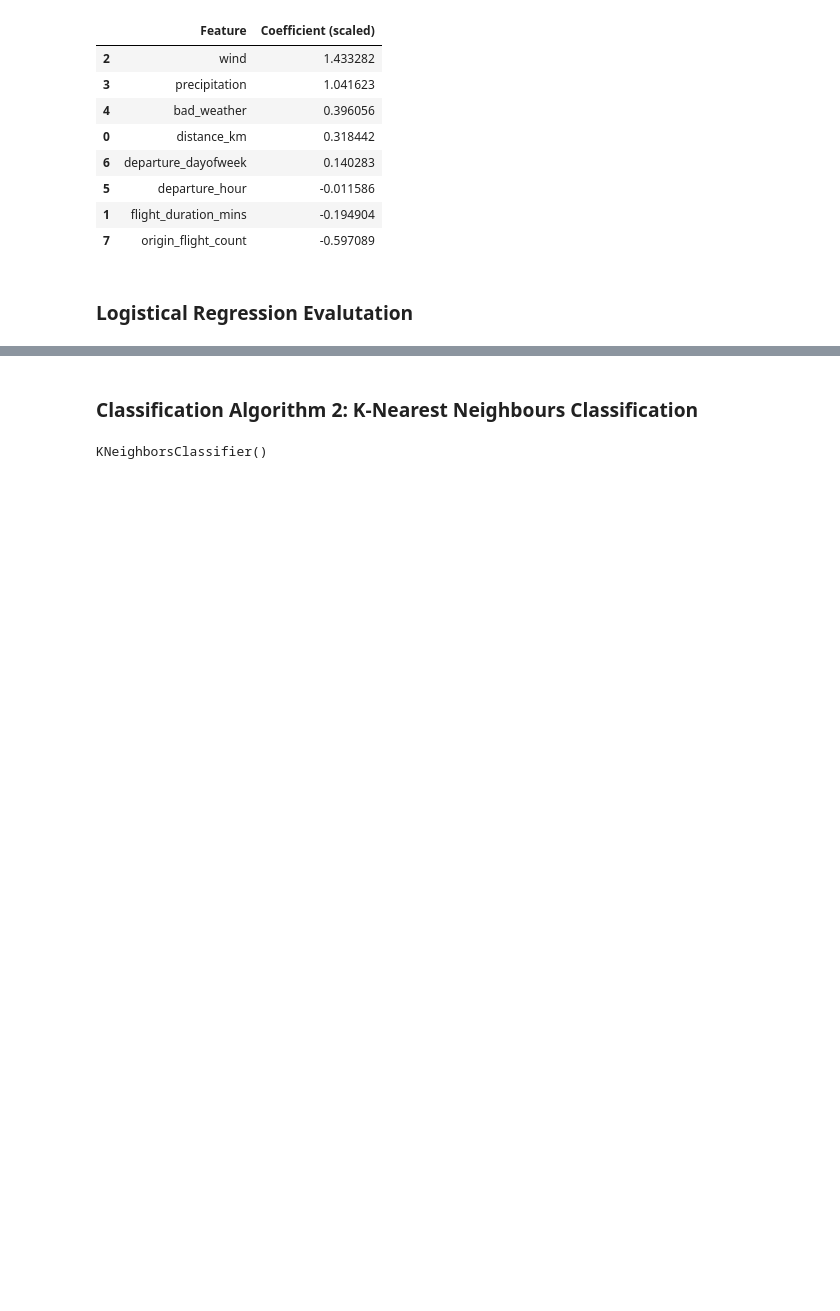
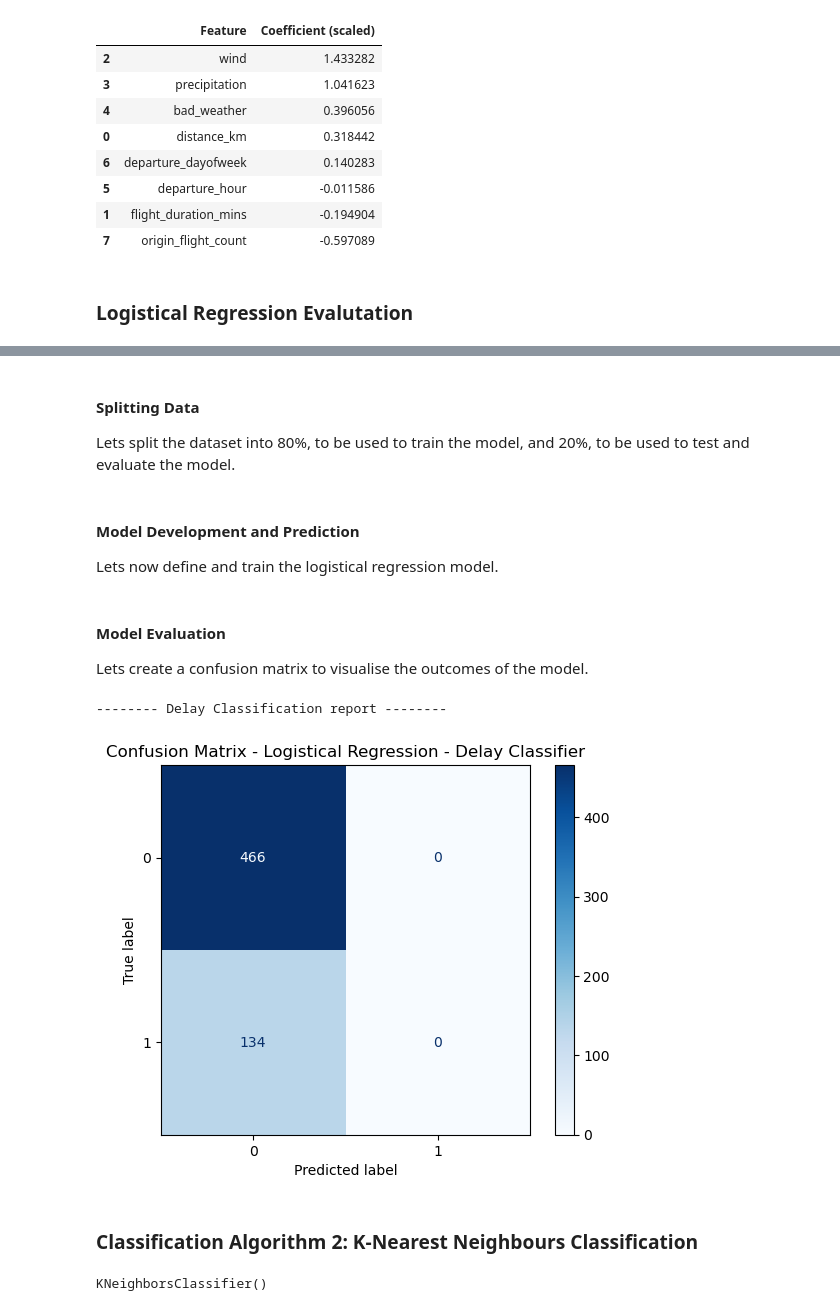
Before and after one commit to frederick2003/Classification-Algorithms-for-Synthetic-Flight-Data, a Jupyter notebook: Analysis.ipynb, the cells around one changed output, grey strips where cells are left out. Drawn from its saved outputs; the diff is of its cells as text; code cells hidden in the pictures; blank space fills up the shorter version.

Commit message:
addition of logisticl Regression model

```diff
--- a/Analysis.ipynb
+++ b/Analysis.ipynb
@@ -640,0 +664,9 @@ coef_scaled
+# %%
+# Define the list of features to use in the Logistical Regression Model
+logistical_regression_feature_columns = [
+    "distance_km",
+    "precipitation",
+    "bad_weather",
+    "departure_hour",
+    "departure_dayofweek",
+]
@@ -641,3 +677,44 @@ coef_scaled
+# %%
+# Define the dataframe containing features
+X = flight_info_df[logistical_regression_feature_columns]
+
+# Define the dataframe containing the target variables.
+y = flight_info_df.delayed
+# %% [markdown]
+#### Splitting Data
+
+Lets split the dataset into 80%, to be used to train the model, and 20%, to be used to test and evaluate the model.
+# %%
+# Define a 80% training set and a 20% testing set.
+X_train, X_test, y_train, y_test = train_test_split(X, y, test_size=0.20, random_state=16)
+# %% [markdown]
+#### Model Development and Prediction
+
+Lets now define and train the logistical regression model.
+# %%
+logistical_regression_model = LogisticRegression(random_state=16)
+
+logistical_regression_model.fit(X_train, y_train)
+
+y_pred = logistical_regression_model.predict(X_test)
+# %% [markdown]
+#### Model Evaluation
+
+Lets create a confusion matrix to visualise the outcomes of the model.
+# %%
+confusion_matrix_display = ConfusionMatrixDisplay(confusion_matrix(y_test, y_pred), display_labels=logistical_regression_model.classes_)
+target_names = ["No Delay", "Delay"]
+print("-------- Delay Classification report --------")
+#print(classification_report(y_test,y_pred))
+
+
+
+confusion_matrix_display.plot(cmap="Blues")
+plt.title("Confusion Matrix - Logistical Regression - Delay Classifier")
+plt.show()
+# %% [output]
+-------- Delay Classification report --------
+[figure, added]
 # %% [markdown]
 ### Classification Algorithm 2: K-Nearest Neighbours Classification
 # %%
```
Also changed, not shown: parts of 18 cells of this notebook.
